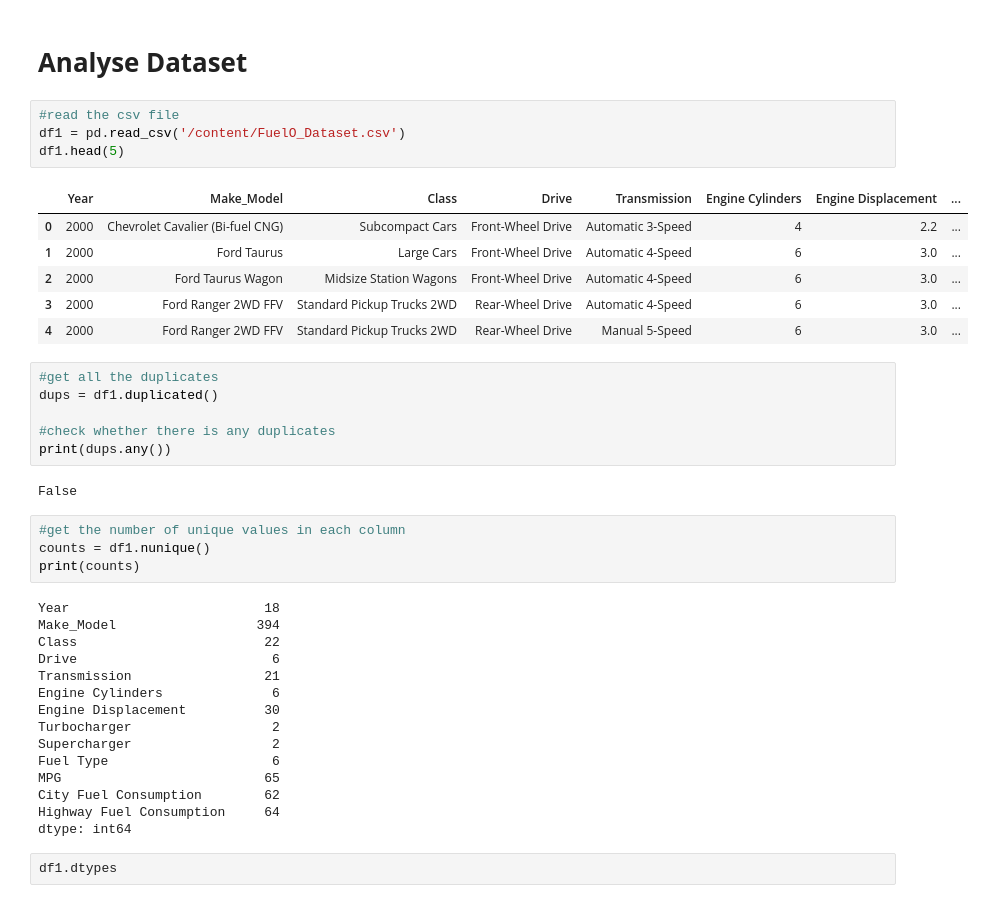
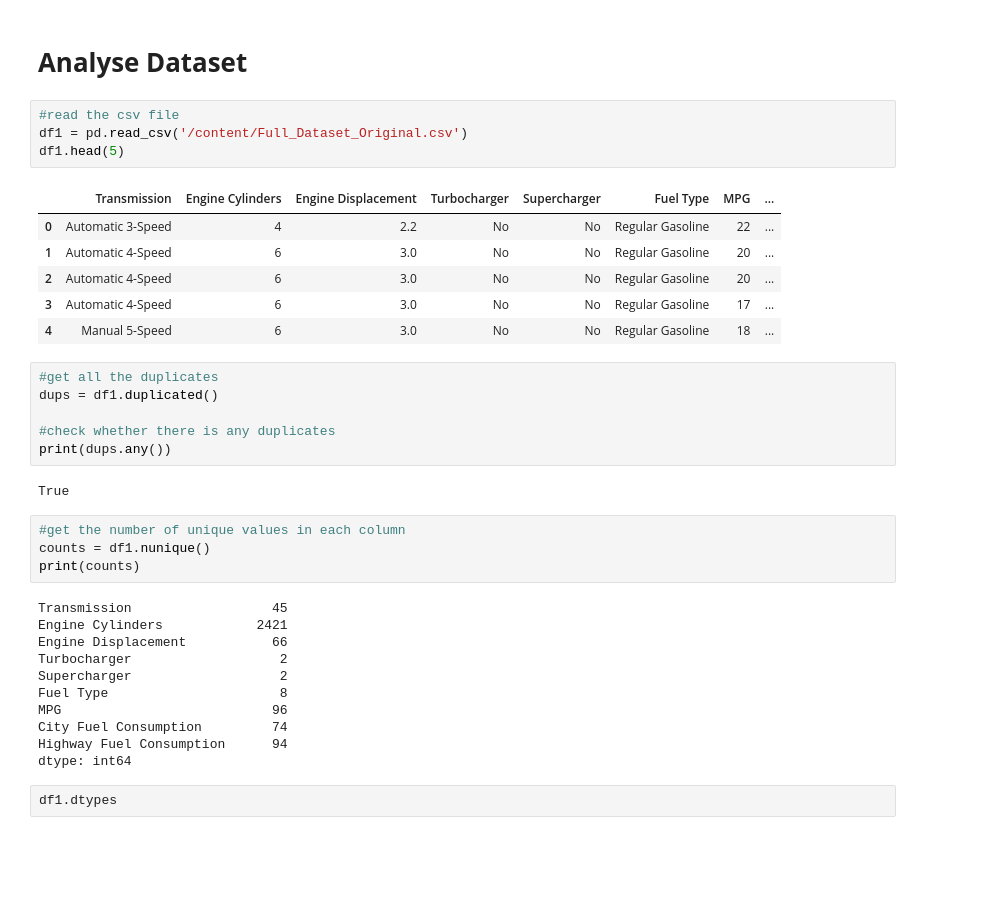
Before and after one commit to UmeshikaThathsarani/FuelO, a Jupyter notebook: FuelO_Preprocessing.ipynb, the cells around one changed output. Drawn from its saved outputs; the diff is of its cells as text; blank space fills up the shorter version.

```diff
--- a/FuelO_Preprocessing.ipynb
+++ b/FuelO_Preprocessing.ipynb
@@ -12,15 +12,15 @@ from sklearn.preprocessing import LabelEncoder
 # **Analyse Dataset**
 # %%
 #read the csv file
-df1 = pd.read_csv('/content/FuelO_Dataset.csv')
+df1 = pd.read_csv('/content/Full_Dataset_Original.csv')
 df1.head(5)
 # %% [output]
-|  | Year | Make_Model | Class | Drive | Transmission | Engine Cylinders | Engine Displacement | ... |
-| 0 | 2000 | Chevrolet Cavalier (Bi-fuel CNG) | Subcompact Cars | Front-Wheel Drive | Automatic 3-Speed | 4 | 2.2 | ... |
-| 1 | 2000 | Ford Taurus | Large Cars | Front-Wheel Drive | Automatic 4-Speed | 6 | 3.0 | ... |
-| 2 | 2000 | Ford Taurus Wagon | Midsize Station Wagons | Front-Wheel Drive | Automatic 4-Speed | 6 | 3.0 | ... |
-| 3 | 2000 | Ford Ranger 2WD FFV | Standard Pickup Trucks 2WD | Rear-Wheel Drive | Automatic 4-Speed | 6 | 3.0 | ... |
-| 4 | 2000 | Ford Ranger 2WD FFV | Standard Pickup Trucks 2WD | Rear-Wheel Drive | Manual 5-Speed | 6 | 3.0 | ... |
+|  | Transmission | Engine Cylinders | Engine Displacement | Turbocharger | Supercharger | Fuel Type | MPG | ... |
+| 0 | Automatic 3-Speed | 4 | 2.2 | No | No | Regular Gasoline | 22 | ... |
+| 1 | Automatic 4-Speed | 6 | 3.0 | No | No | Regular Gasoline | 20 | ... |
+| 2 | Automatic 4-Speed | 6 | 3.0 | No | No | Regular Gasoline | 20 | ... |
+| 3 | Automatic 4-Speed | 6 | 3.0 | No | No | Regular Gasoline | 17 | ... |
+| 4 | Manual 5-Speed | 6 | 3.0 | No | No | Regular Gasoline | 18 | ... |
 # %%
 #get all the duplicates
 dups = df1.duplicated()
@@ -28,25 +28,21 @@ dups = df1.duplicated()
 #check whether there is any duplicates
 print(dups.any())
 # %% [output]
-False
+True
 # %%
 #get the number of unique values in each column
 counts = df1.nunique()
 print(counts)
 # %% [output]
-Year                         18
-Make_Model                  394
-Class                        22
-Drive                         6
-Transmission                 21
-Engine Cylinders              6
-Engine Displacement          30
-Turbocharger                  2
-Supercharger                  2
-Fuel Type                     6
-MPG                          65
-City Fuel Consumption        62
-Highway Fuel Consumption     64
+Transmission                  45
+Engine Cylinders            2421
+Engine Displacement           66
+Turbocharger                   2
+Supercharger                   2
+Fuel Type                      8
+MPG                           96
+City Fuel Consumption         74
+Highway Fuel Consumption      94
 dtype: int64
 # %%
 df1.dtypes
```
